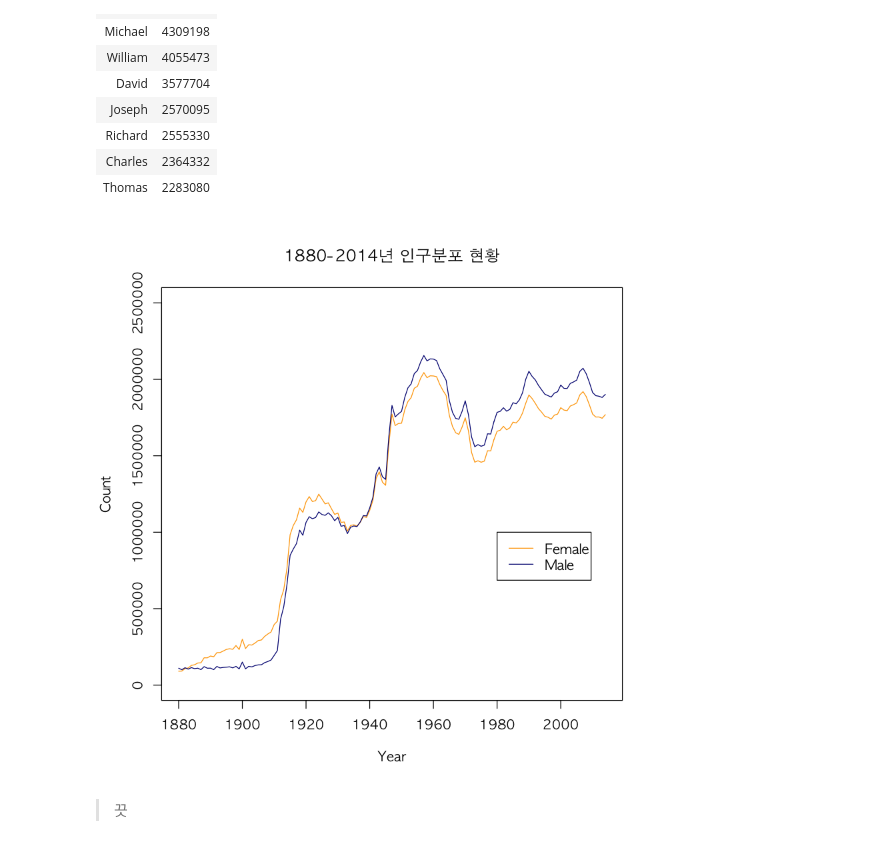
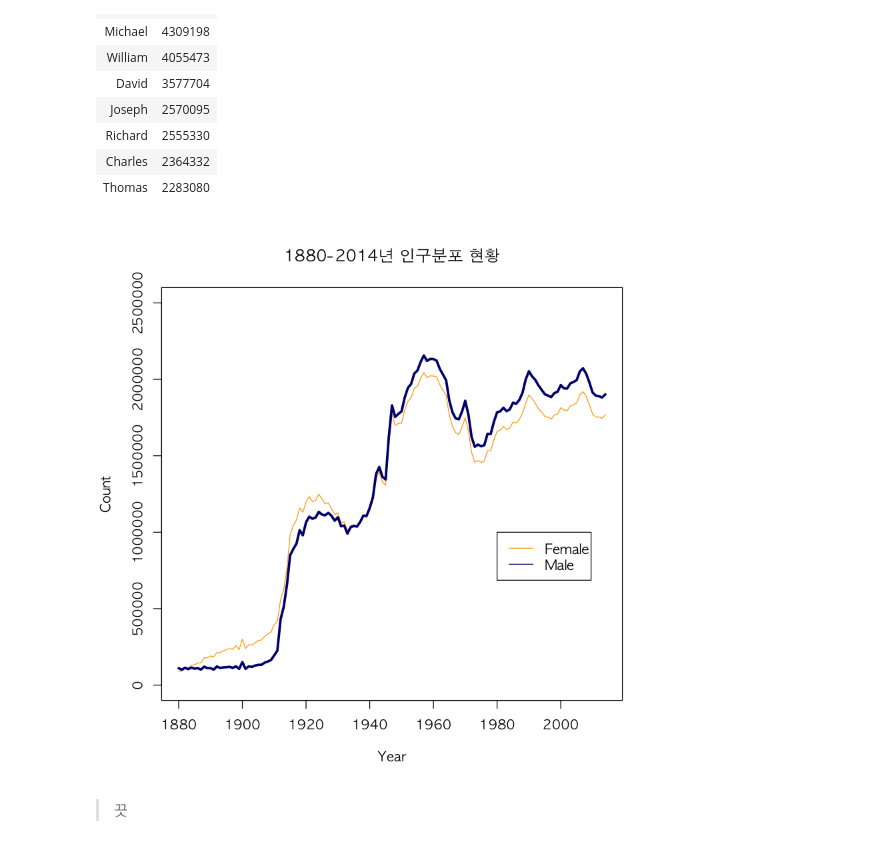
Before and after one commit to monargent0/TJRrrClass, a Jupyter notebook: 11. Baby Names.ipynb, the cells around one changed output. Saved outputs shown, nothing was run; the diff lists cells and outputs as text; code cells hidden in the pictures.

```diff
--- a/11. Baby Names.ipynb
+++ b/11. Baby Names.ipynb
@@ -135,24 +135,25 @@ head(arrange(aggregate(Count ~ Name , Male , sum), desc(Count)), 10)
 # %%
 par(family = 'AppleGothic', bg = 'white')
 plot(여자,
     type='l',
     col = 'orange',
     ylim = c(0, 2500000)
 )
 title(main="1880-2014년 인구분포 현황")
 
 lines(
     남자,
     col = 'navy',
+    lwd = 3, # 선굵기 변경 (강조)
 )
 # 범례
 legend(1980,1000000, #x,y 좌표값 (왼쪽위에 해당하는점)
       c("Female","Male"),
       col=c("orange","navy"),
       lty=1,
       cex=1  #기본 값이 1
       )
 # %% [output]
-[figure, old version]
+[figure, new version]
 # %% [markdown]
 > 끗
```
Also changed, not shown: 1 other file.
